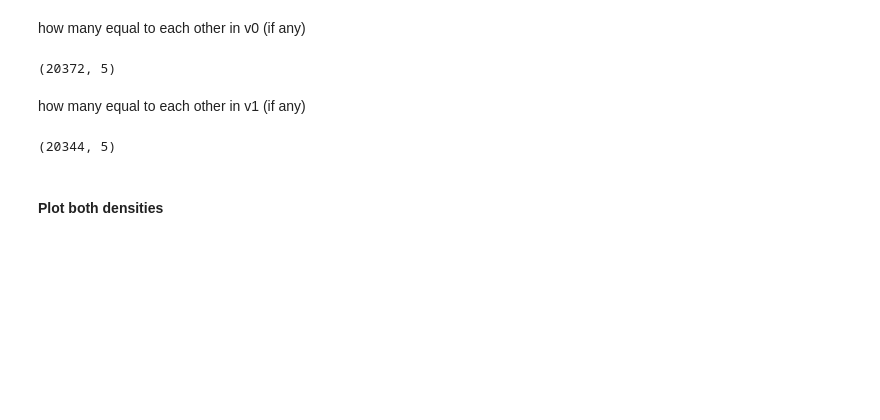
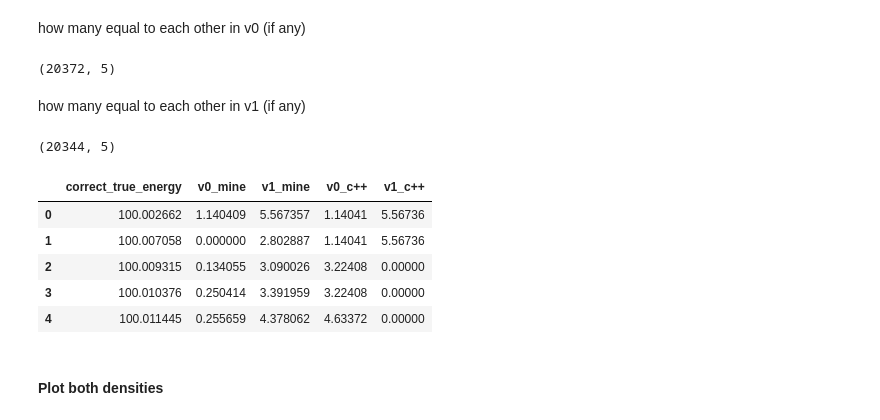
Before and after one commit to lucamasserano/muonEnergy-lfi, a Jupyter notebook: plotting/features.ipynb, the cells around one changed output. Saved outputs shown, nothing was run; the diff lists cells and outputs as text; code cells hidden in the pictures; blank space fills up the shorter version.

```diff
--- a/plotting/features.ipynb
+++ b/plotting/features.ipynb
@@ -162,6 +162,16 @@ how many equal to each other in v1 (if any)
 merged.loc[np.abs(merged.loc[:, "v1_mine"] - merged.loc[:, "v1_c++"]) < 0.001, :].shape
 # %% [output]
 (20344, 5)
+# %%
+merged = pd.read_csv('../data/v0v1_issues.csv')
+merged.head()
+# %% [output]
+|  | correct_true_energy | v0_mine | v1_mine | v0_c++ | v1_c++ |
+| 0 | 100.002662 | 1.140409 | 5.567357 | 1.14041 | 5.56736 |
+| 1 | 100.007058 | 0.000000 | 2.802887 | 1.14041 | 5.56736 |
+| 2 | 100.009315 | 0.134055 | 3.090026 | 3.22408 | 0.00000 |
+| 3 | 100.010376 | 0.250414 | 3.391959 | 3.22408 | 0.00000 |
+| 4 | 100.011445 | 0.255659 | 4.378062 | 4.63372 | 0.00000 |
 # %% [markdown]
 #### Plot both densities
 # %%
```
Also changed, not shown: parts of 2 cells of this notebook, 15 other files.
